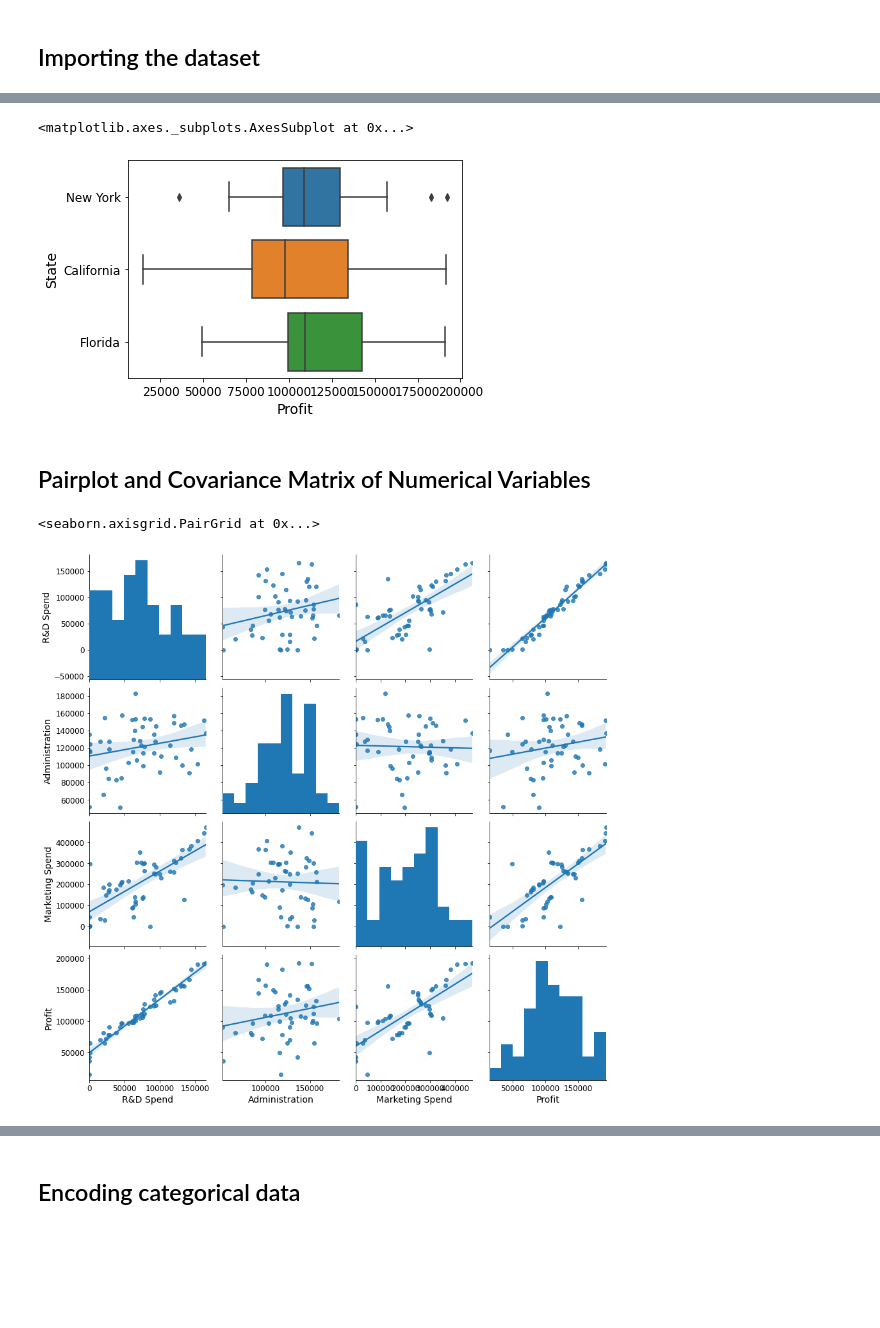
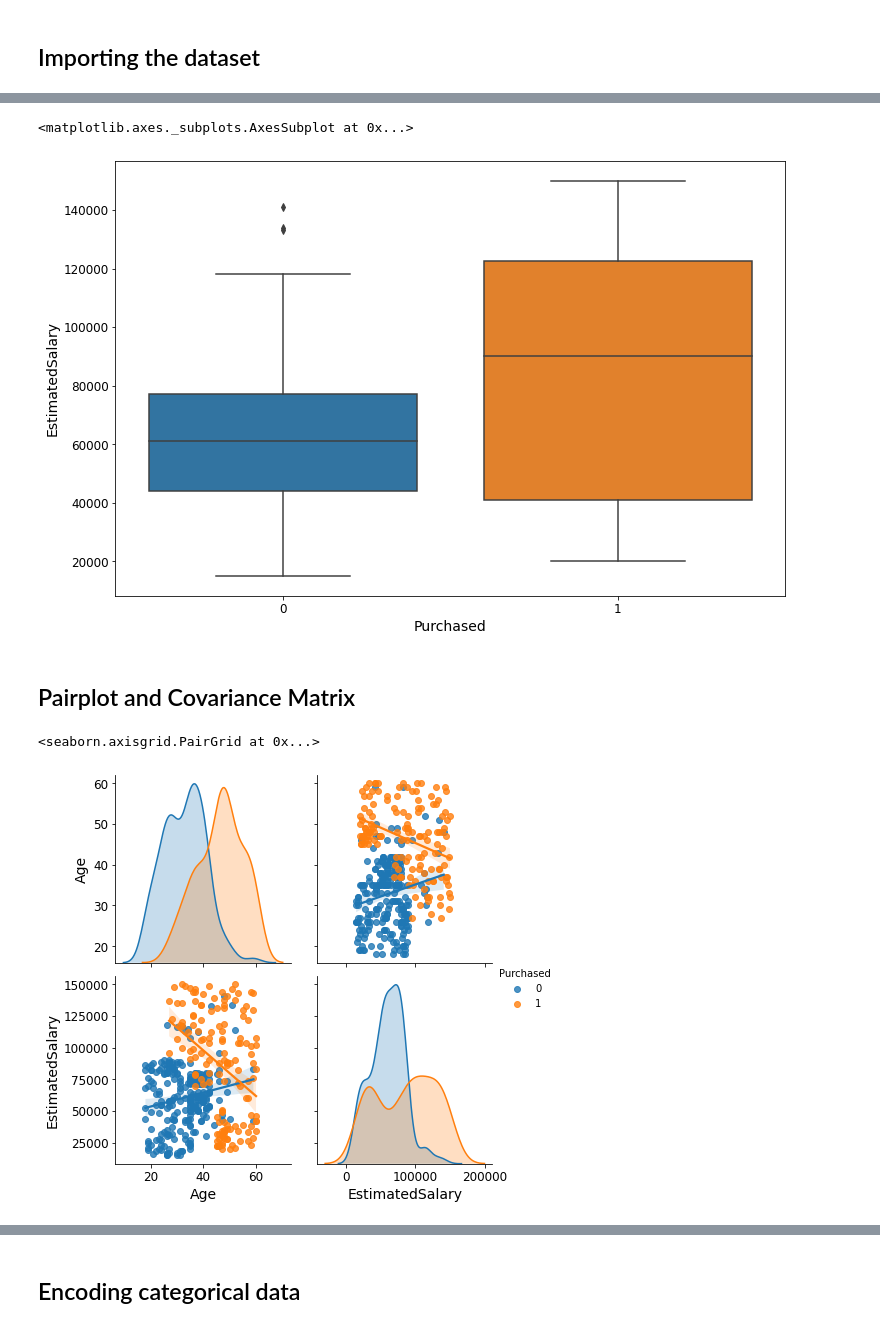
Before and after one commit to jnielsonresearch/Machine-Learning-Templates, a Jupyter notebook: Classification/Classification_models.ipynb, the cells around one changed output, grey strips where cells are left out. Saved outputs shown, nothing was run; the diff lists cells and outputs as text; code cells hidden in the pictures; blank space fills up the shorter version.

```diff
--- a/Classification/Classification_models.ipynb
+++ b/Classification/Classification_models.ipynb
@@ -29,11 +27,12 @@ mpl.rc('ytick', labelsize=12)
 ## Importing the dataset
 # %%
 # Download the data
+# UCI ML Breast Cancer Wisconsin (Diagnostic) datasets. https://goo.gl/U2Uwz2
 
 import os
-datapath = os.path.join("datasets","regression", "")
+datapath = os.path.join("Classification", "")
 
-files = ['50_Startups.csv']
+files = ['Social_Network_Ads.csv']
 
 # Download the data
 import urllib.request
@@ -41,7 +40,7 @@ DOWNLOAD_ROOT = "https://raw.githubusercontent.com/jnielsonresearch/machine-lear
 os.makedirs(datapath, exist_ok=True)
 for filename in files:
     print("Downloading", filename)
-    url = DOWNLOAD_ROOT + "datasets/regression/" + filename
+    url = DOWNLOAD_ROOT + "Classification/" + filename
     urllib.request.urlretrieve(url, datapath + filename)
 
 dataset = pd.read_csv(datapath + files[0])
@@ -79,18 +79,18 @@ plt.show()
 # %%
-# Profit by State
-
-sns.boxplot(data=dataset, x='Profit',y='State')
+# Purchased by Estimated Salary
+plt.figure(figsize=(12,8))
+sns.boxplot(data=dataset, x='Purchased',y='EstimatedSalary')
 # %% [output]
 <matplotlib.axes._subplots.AxesSubplot at 0x...>
-[figure, old version]
+[figure, new version]
 # %% [markdown]
-## Pairplot and Covariance Matrix of Numerical Variables
+## Pairplot and Covariance Matrix
 # %%
 num_cols = dataset.select_dtypes('number').columns
-sns.pairplot(dataset[num_cols], size=3.0, kind='reg')
+sns.pairplot(dataset, size=3.0, kind='reg', hue='Purchased')
 # %% [output]
 <seaborn.axisgrid.PairGrid at 0x...>
-[figure, old version]
+[figure, new version]
 # %%
 from sklearn.preprocessing import StandardScaler
 stdsc = StandardScaler()
```
Also changed, not shown: parts of 57 cells of this notebook, 1 other file.
